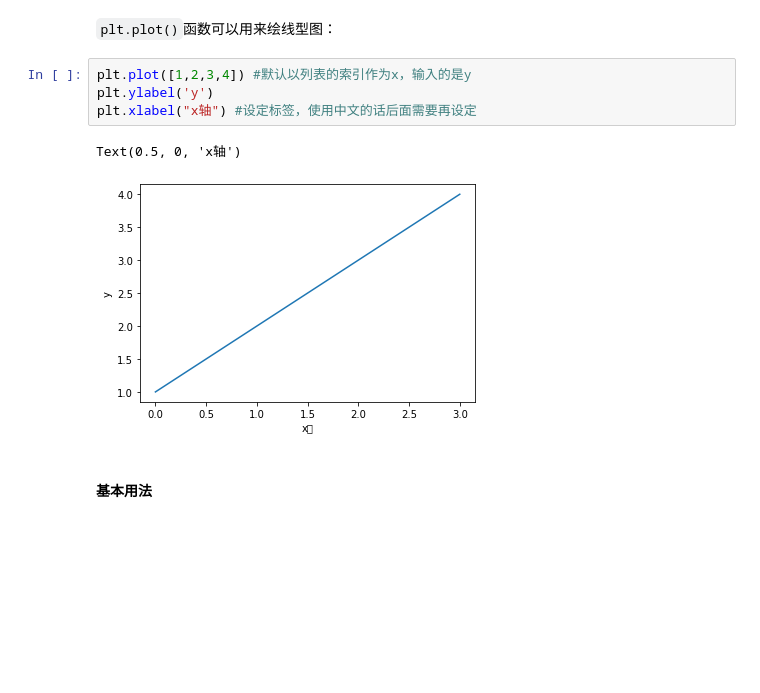
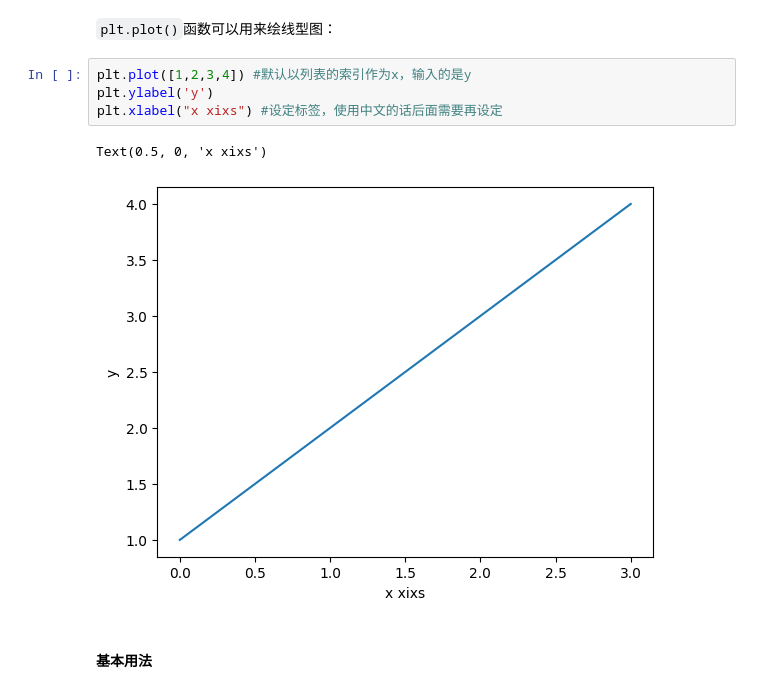
Before and after one commit to AEM001/Data-Analysis, a Jupyter notebook: 作业6/6.ipynb, the cells around one changed output. Saved outputs shown, nothing was run; the diff lists cells and outputs as text; blank space fills up the shorter version.

```diff
--- a/作业6/6.ipynb
+++ b/作业6/6.ipynb
@@ -37,10 +39,10 @@ import numpy as np
 # %%
 plt.plot([1,2,3,4]) #默认以列表的索引作为x，输入的是y
 plt.ylabel('y')
-plt.xlabel("x轴") #设定标签，使用中文的话后面需要再设定
+plt.xlabel("x xixs") #设定标签，使用中文的话后面需要再设定
 # %% [output]
-Text(0.5, 0, 'x轴')
+Text(0.5, 0, 'x xixs')
-[figure, old version]
+[figure, new version]
 # %% [markdown]
 #### 基本用法
 # %% [markdown]
```
Also changed, not shown: parts of 3 cells of this notebook.
